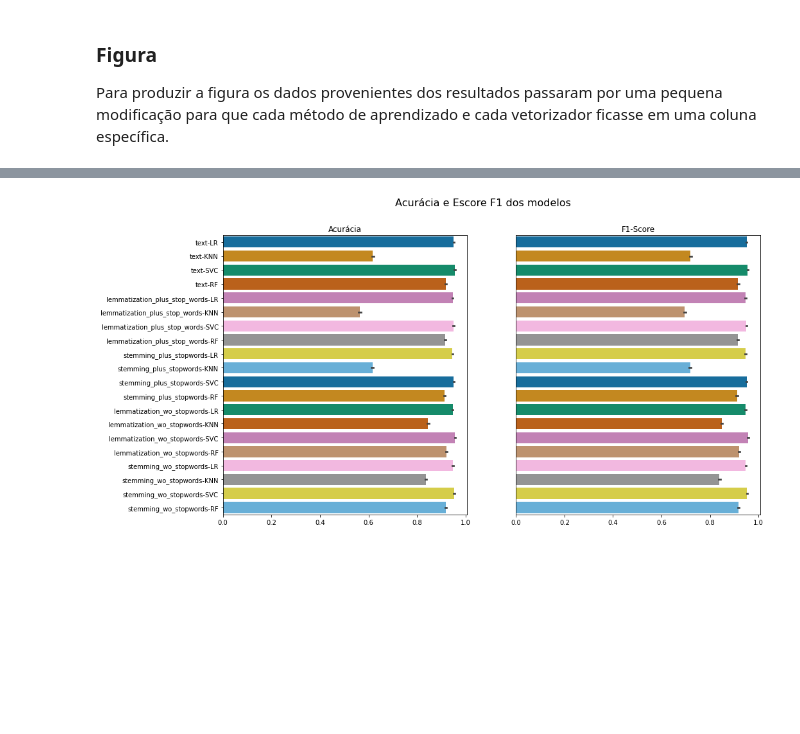
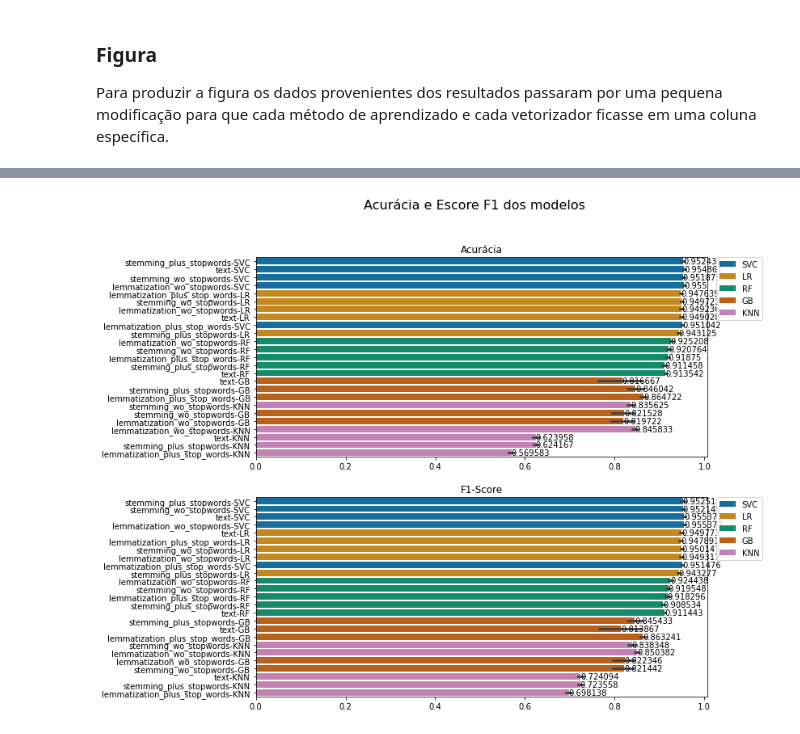
Before and after one commit to atlantico-academy/apura, a Jupyter notebook: notebooks/03 - Comparative Analysis.ipynb, the cells around one changed output, grey strips where cells are left out. Drawn from its saved outputs; the diff is of its cells as text; code cells hidden in the pictures; blank space fills up the shorter version.

Commit message:
Atualiza texto; adiciona gráficos com matplotlib; altera parâmetro criterion do GradientBoostingClassifier

```diff
--- a/notebooks/03 - Comparative Analysis.ipynb
+++ b/notebooks/03 - Comparative Analysis.ipynb
@@ -58,12 +68,0 @@ True
-# %%
-# Adquire dados do arquivo produzido na etapa anterior
-input_path = "../data/interim/news.csv"
-df = pd.read_csv(input_path)
-
-# Converte as colunas com texto em uma lista
-corpus = df.text.to_list()
-
-# Atribui codificação dos rótulos das notícias
-#label_encoder = LabelEncoder()
-#labels = label_encoder.fit_transform(df.label)
-labels = df.label.replace({"true": 1, "fake": 0})
@@ -164,7 +182,7 @@ models = [{
             'min_samples_leaf': np.linspace(0.1, 0.5, 12),
             'max_depth':[3,5,8],
             'max_features':['log2','sqrt'],
-            'criterion': ['friedman_mse',  'absolute_error'],
+            'criterion': ['friedman_mse',  'squared_error'],
             'subsample':[0.5, 0.618, 0.8, 0.85, 0.9, 0.95, 1.0],
             'n_estimators':[10]
     }
@@ -314,4 +323,5 @@ results_df = (
     pd
     .DataFrame(scores)
 )
-results_df
+
+results_df[['dataset','model_type']] = results_df.model.str.split('-', expand=True)
@@ -332,18 +328,27 @@ results_df
 # %%
-fig, (ax1, ax2) = plt.subplots(1,2, figsize=(15,8))
+fig, (ax1, ax2) = plt.subplots(2,1, figsize=(10,10))
 fig.suptitle('Acurácia e Escore F1 dos modelos', fontsize=16)
 
-sns.barplot(x="test_accuracy", y="model", palette="colorblind",
-            data=results_df, ax=ax1)
+results_df = results_df.sort_values(['test_accuracy'], ascending=False)
+sns.barplot(x="test_accuracy", y="model",
+            data=results_df, ax=ax1,
+            palette="colorblind", hue="model_type", dodge=False)
 ax1.set_title("Acurácia")
 ax1.set(xlabel=None, ylabel=None)
+ax1.legend(bbox_to_anchor=(1.02, 1), loc='upper left', borderaxespad=0)
+for container in ax1.containers:
+    ax1.bar_label(container)
 
-sns.barplot(x="test_f1", y="model", palette="colorblind",
-            data=results_df, ax=ax2)
+results_df = results_df.sort_values(['test_f1'], ascending=False)
+sns.barplot(x="test_f1", y="model",
+            data=results_df, ax=ax2,
+            palette="colorblind", hue="model_type", dodge=False)
 ax2.set_title("F1-Score")
 ax2.set(xlabel=None, ylabel=None)
-ax2.set_yticks([])
+ax2.legend(bbox_to_anchor=(1.02, 1), loc='upper left', borderaxespad=0)
+for container in ax2.containers:
+    ax2.bar_label(container)
 
 plt.show()
 # %% [output]
-[figure, old version]
+[figure, new version]
```
Also changed, not shown: parts of 21 cells of this notebook.
